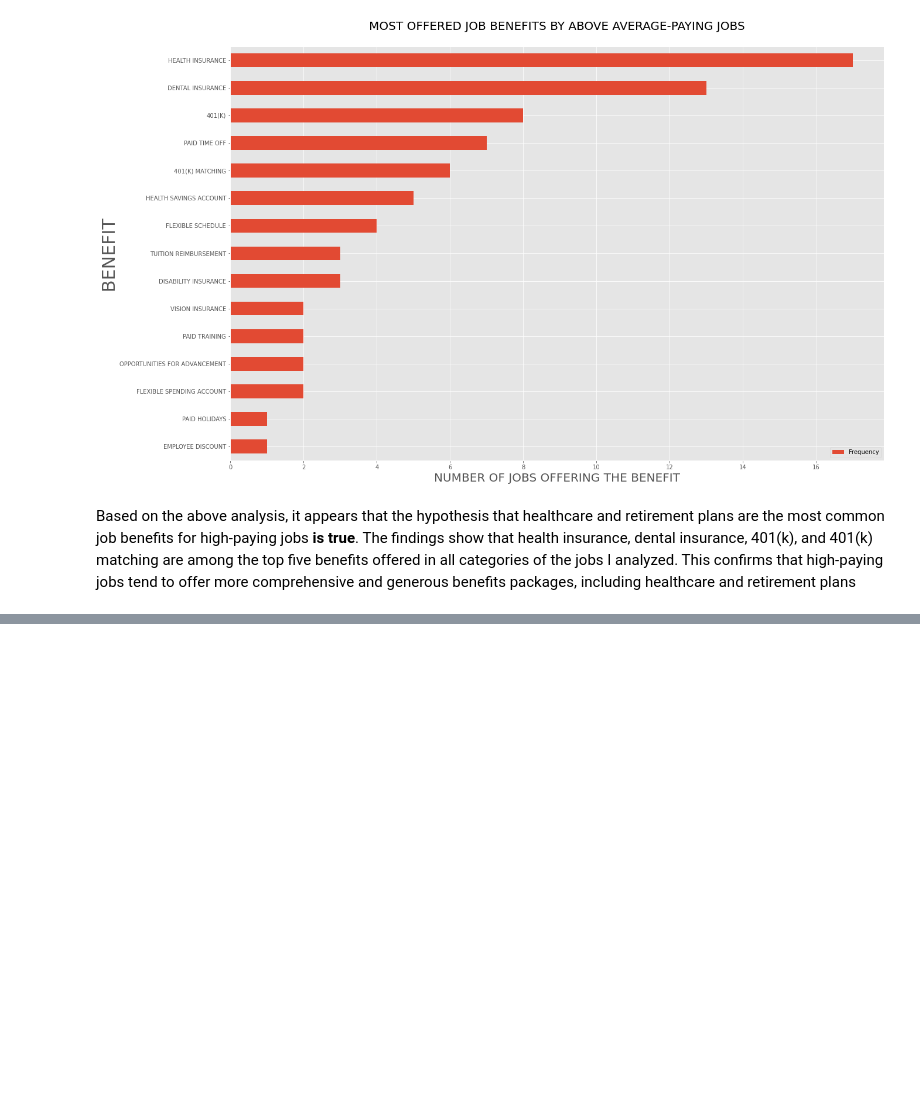
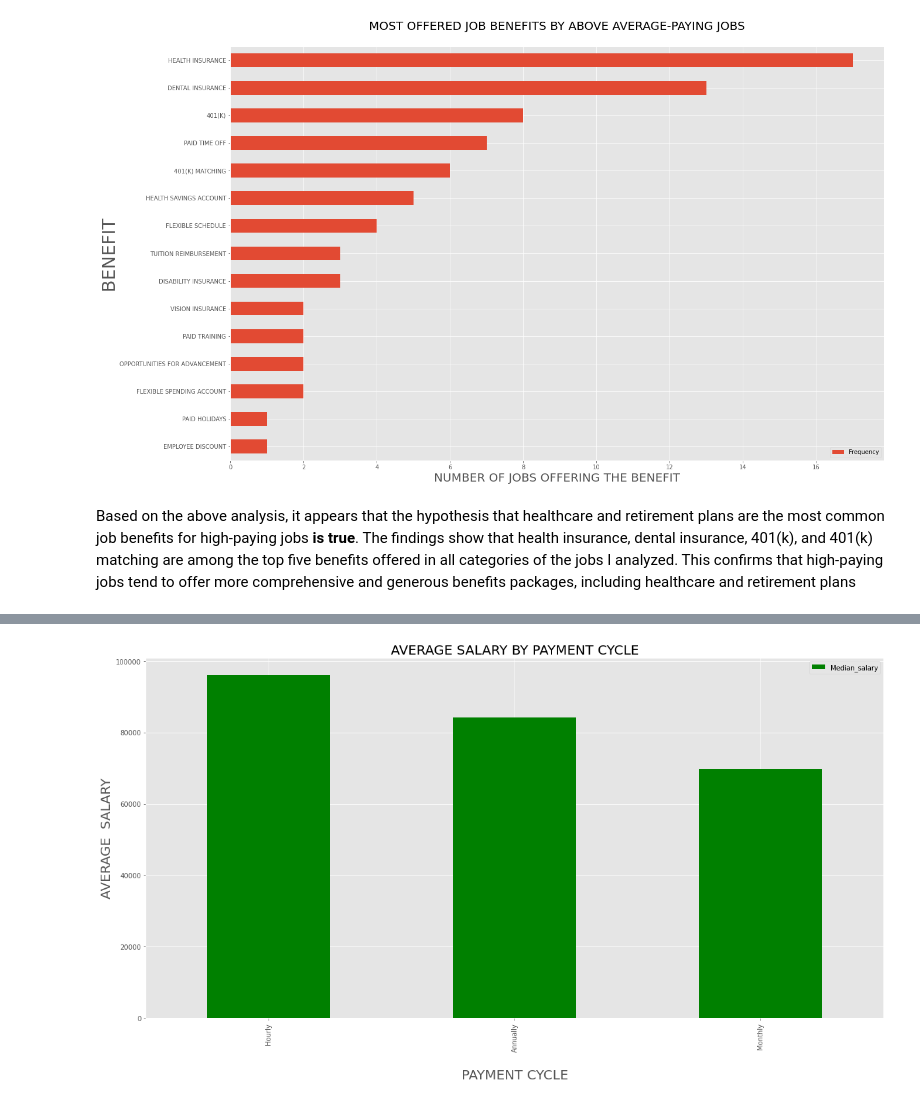
Before and after one commit to Derrick-Mulwa/SimplyHired-Job-Salary-Analysis, a Jupyter notebook: main.ipynb, the cells around one changed output, grey strips where cells are left out. Drawn from its saved outputs; the diff is of its cells as text; code cells hidden in the pictures; blank space fills up the shorter version.

```diff
--- a/main.ipynb
+++ b/main.ipynb
@@ -1103,0 +1162,4 @@ Based on the above analysis, it appears that the hypothesis that healthcare and
+# %%
+payment_cycle_df = df.copy()
+payment_cycle_df = payment_cycle_df.loc[:,["payment_cycle", "Median_salary"]].dropna()
+payment_cycle_df
@@ -1103,0 +1180,4 @@ Based on the above analysis, it appears that the hypothesis that healthcare and
+# %%
+data = payment_cycle_df.groupby("payment_cycle").mean().sort_values(by="Median_salary", ascending=False)
+data.drop("Not Defined", inplace=True)
+data
@@ -1103,0 +1190,7 @@ Based on the above analysis, it appears that the hypothesis that healthcare and
+# %%
+graph = data.plot(kind="bar", figsize=(20,10), color="green");
+graph.set_title("AVERAGE SALARY BY PAYMENT CYCLE", {"fontsize":20});
+graph.set_xlabel("\nPAYMENT CYCLE", {"fontsize":20});
+graph.set_ylabel("AVERAGE  SALARY", {"fontsize":20});
+# %% [output]
+[figure, added]
```
Also changed, not shown: parts of 10 cells of this notebook.
